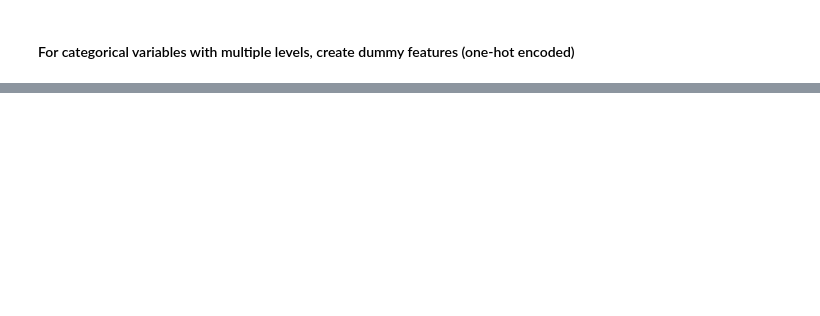
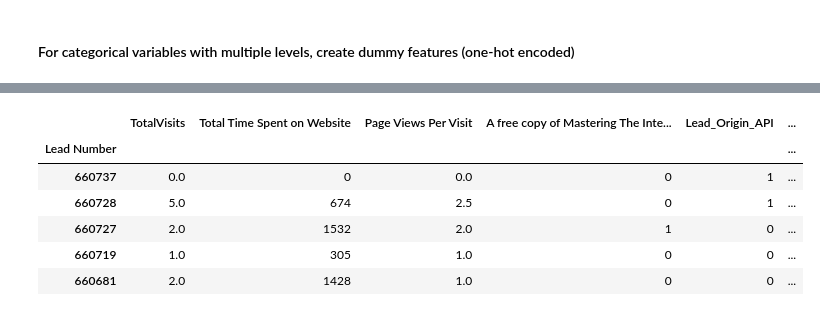
Before and after one commit to shaunakbatra/Project, a Jupyter notebook: Lead Scoring Case Study.ipynb, the cells around one changed output, grey strips where cells are left out. Cells and saved outputs as stored; diff of their text form; code cells hidden in the pictures; blank space fills up the shorter version.

```diff
--- a/Lead Scoring Case Study.ipynb
+++ b/Lead Scoring Case Study.ipynb
@@ -922,0 +1336,12 @@ df.drop(['Lead Origin', 'Lead Source', 'Last Activity', 'Specialization', 'What
+# %%
+# Putting feature variable to X
+X = df.drop(['Converted'], axis=1)
+X.head()
+# %% [output]
+|  | TotalVisits | Total Time Spent on Website | Page Views Per Visit | A free copy of Mastering The Inte... | Lead_Origin_API | ... |
+| Lead Number |  |  |  |  |  | ... |
+| 660737 | 0.0 | 0 | 0.0 | 0 | 1 | ... |
+| 660728 | 5.0 | 674 | 2.5 | 0 | 1 | ... |
+| 660727 | 2.0 | 1532 | 2.0 | 1 | 0 | ... |
+| 660719 | 1.0 | 305 | 1.0 | 0 | 0 | ... |
+| 660681 | 2.0 | 1428 | 1.0 | 0 | 0 | ... |
```
Also changed, not shown: parts of 44 cells of this notebook.
